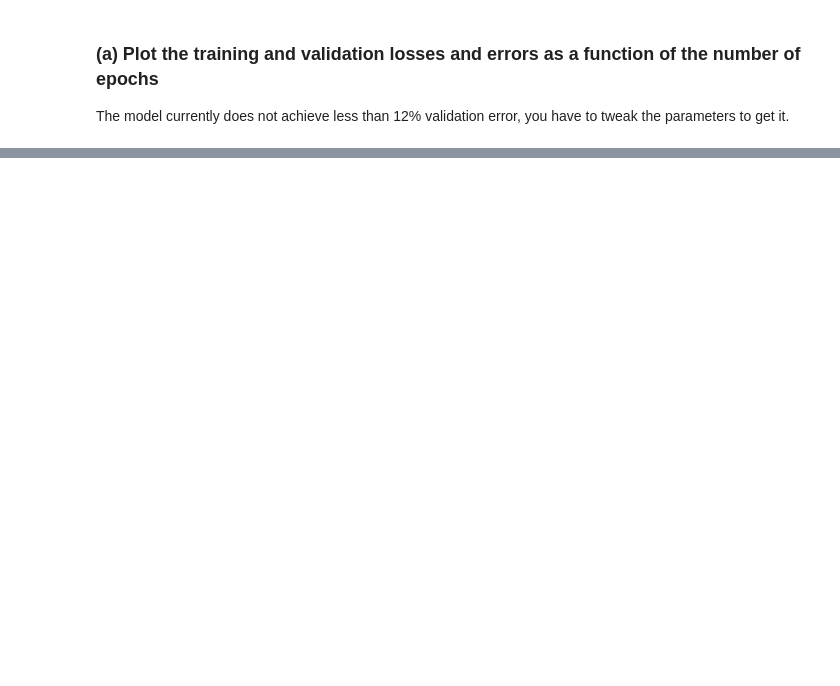
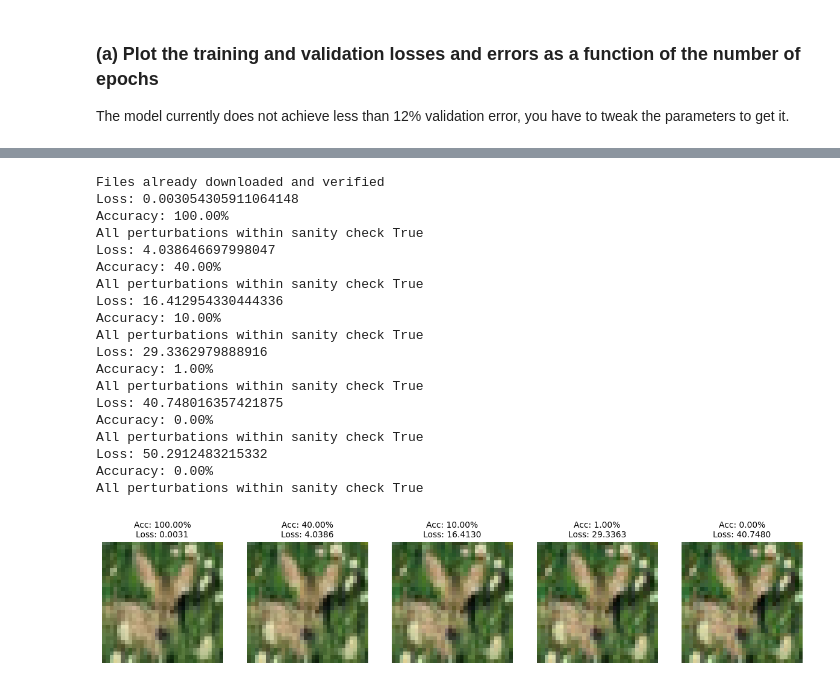
Before and after one commit to lohpaul9/deep-learning-hw-2, a Jupyter notebook: train.ipynb, the cells around one changed output, grey strips where cells are left out. Saved outputs shown, nothing was run; the diff lists cells and outputs as text; code cells hidden in the pictures; blank space fills up the shorter version.

```diff
--- a/train.ipynb
+++ b/train.ipynb
@@ -198,18 +210,18 @@ eps_pixels = 2.0
 eps_normalized = (eps_pixels / 255.0) / 0.5
 
 def sanity_check_within_epsilon(unperturbed_img, perturbed_img, epsilon):
-    # change the images back to pixel space
+    # Change the images back to pixel space
     unperturbed_img = unperturbed_img.cpu().detach().numpy()
     perturbed_img = perturbed_img.cpu().detach().numpy()
-    # denormalize
+    # Denormalize
     unperturbed_img = (unperturbed_img * 0.5 + 0.5) * 255
     perturbed_img = (perturbed_img * 0.5 + 0.5) * 255
 
-    # get the difference
+    # Get the difference
     difference = unperturbed_img - perturbed_img
     difference = np.absolute(difference)
 
-    # check if the difference is within epsilon
+    # Check if the difference is within epsilon
     return np.all(difference <= (epsilon + 0.0001))
 
 
@@ -230,6 +242,7 @@ def adv_gradient_attack(model):
     perturbed_images_list = [base_images]
     imgs = []
     accuracies = []
+    losses = []
 
     for perturbation_round in range(6):
         unperturbed = perturbed_images_list[-1]
@@ -237,6 +250,7 @@ def adv_gradient_attack(model):
         y = model(unperturbed)
         loss = criterion(y, labels)
         print(f"Loss: {loss.item()}")
+        losses.append(loss.item())
 
         # Compute accuracy
         _, predicted = torch.max(y.data, 1)
@@ -248,39 +262,58 @@ def adv_gradient_attack(model):
 
         # Store the perturbed image for plotting
         img = unperturbed[0].cpu().detach().numpy() / 2 + 0.5  # Unnormalize
         imgs.append(img)
 
         loss.backward()
         x_grad = unperturbed.grad.data.clone()
         x_grad_sign = x_grad.sign()
         perturbation = x_grad_sign * eps_normalized
 
-
         # Apply perturbation and clamp values between 0 and 1
         perturbed = torch.clamp(unperturbed + perturbation, -1, 1).detach()
 
         print("All perturbations within sanity check", sanity_check_within_epsilon(unperturbed, perturbed, eps_pixels))
-        # assert sanity_check_within_epsilon(unperturbed, perturbed, eps_normalized)
 
         perturbed.requires_grad = True
         perturbed_images_list.append(perturbed)
 
-        # zero the model gradients
+        # Zero the model gradients
         model.zero_grad()
 
-    return imgs, accuracies
+    return imgs, accuracies, losses
 
 
 # Run the adversarial attack
-imgs, accuracies = adv_gradient_attack(model)
+imgs, accuracies, losses = adv_gradient_attack(model)
 
-# Plot only 5 images (1 row x 5 columns)
+# Plot 5 images (1 row x 5 columns) with accuracy and loss displayed
 fig, axs = plt.subplots(1, 5, figsize=(15, 3))
-for i, (img, ax) in enumerate(zip(imgs, axs)):
+for i, (img, ax) in enumerate(zip(imgs[:5], axs)):
     ax.imshow(np.transpose(img, (1, 2, 0)))  # Transpose for imshow
-    ax.set_title(f"Acc: {accuracies[i]:.2f}%", fontsize=10)
+    ax.set_title(f"Acc: {accuracies[i]:.2f}%\nLoss: {losses[i]:.4f}", fontsize=10)
     ax.axis('off')  # Turn off axis
 
 # Adjust layout
-plt.subplots_adjust(wspace=0.1, hspace=0.1)
+plt.subplots_adjust(wspace=0.2, hspace=0.1)
 plt.show()
+# %% [output]
+Files already downloaded and verified
+Loss: 0.003054305911064148
+Accuracy: 100.00%
+All perturbations within sanity check True
+Loss: 4.038646697998047
+Accuracy: 40.00%
+All perturbations within sanity check True
+Loss: 16.412954330444336
+Accuracy: 10.00%
+All perturbations within sanity check True
+Loss: 29.3362979888916
+Accuracy: 1.00%
+All perturbations within sanity check True
+Loss: 40.748016357421875
+Accuracy: 0.00%
+All perturbations within sanity check True
+Loss: 50.2912483215332
+Accuracy: 0.00%
+All perturbations within sanity check True
+[figure, added]
```
Also changed, not shown: parts of 3 cells of this notebook.
